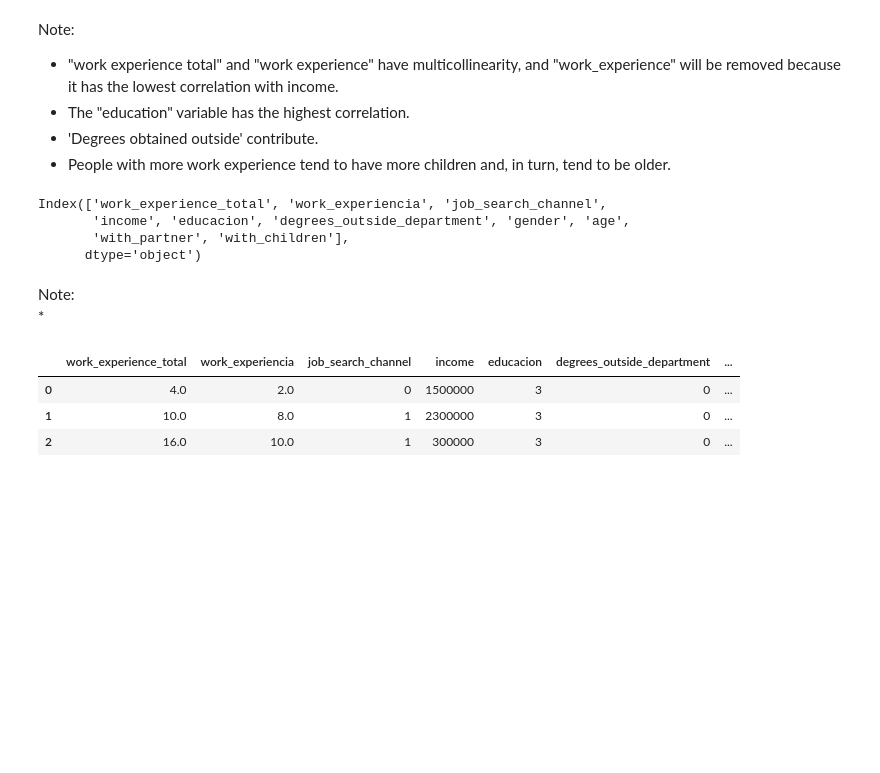
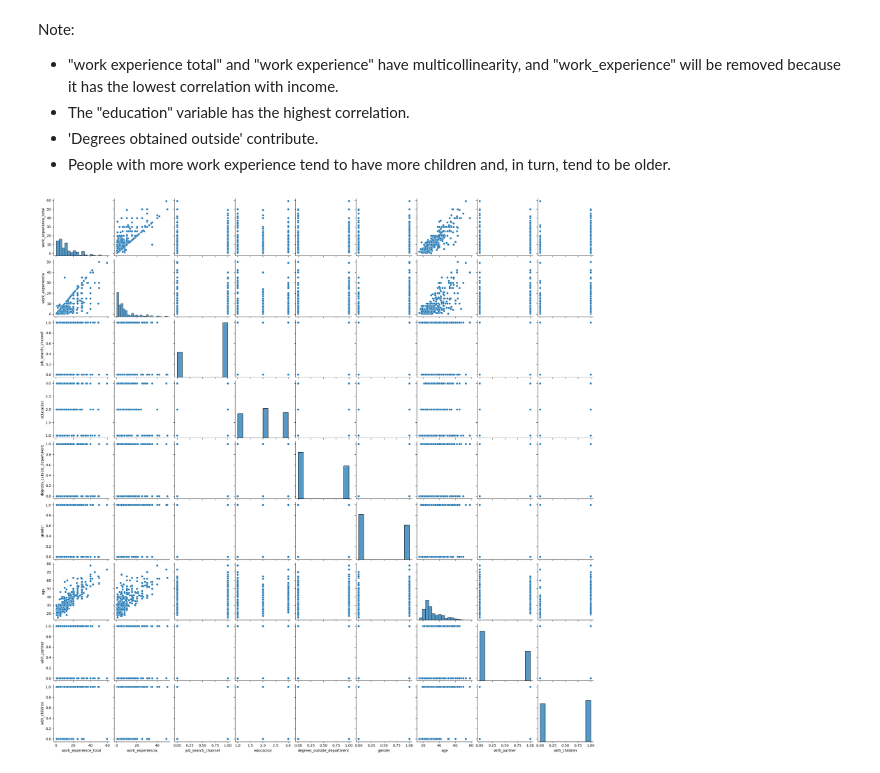
Before and after one commit to antoniomedina99/Prediccion_Salario_Yopal_Sklearn, a Jupyter notebook: Notebook.ipynb, the cells around one changed output. Drawn from its saved outputs; the diff is of its cells as text; code cells hidden in the pictures; blank space fills up the shorter version.

```diff
--- a/Notebook.ipynb
+++ b/Notebook.ipynb
@@ -518,20 +520,8 @@ Note:
 * The "education" variable has the highest correlation.
 * 'Degrees obtained outside' contribute.
 * People with more work experience tend to have more children and, in turn, tend to be older.
-# %%
-data.columns
-# %% [output]
-Index(['work_experience_total', 'work_experiencia', 'job_search_channel',
-       'income', 'educacion', 'degrees_outside_department', 'gender', 'age',
-       'with_partner', 'with_children'],
-      dtype='object')
-# %% [markdown]
-Note: <br>
-*
-# %%
-data.head(3)
-# %% [output]
-|  | work_experience_total | work_experiencia | job_search_channel | income | educacion | degrees_outside_department | ... |
-| 0 | 4.0 | 2.0 | 0 | 1500000 | 3 | 0 | ... |
-| 1 | 10.0 | 8.0 | 1 | 2300000 | 3 | 0 | ... |
-| 2 | 16.0 | 10.0 | 1 | 300000 | 3 | 0 | ... |
+# %%
+sns.pairplot(data = X)
+plt.show()
+# %% [output]
+[figure, added]
```
Also changed, not shown: parts of 9 cells of this notebook.
